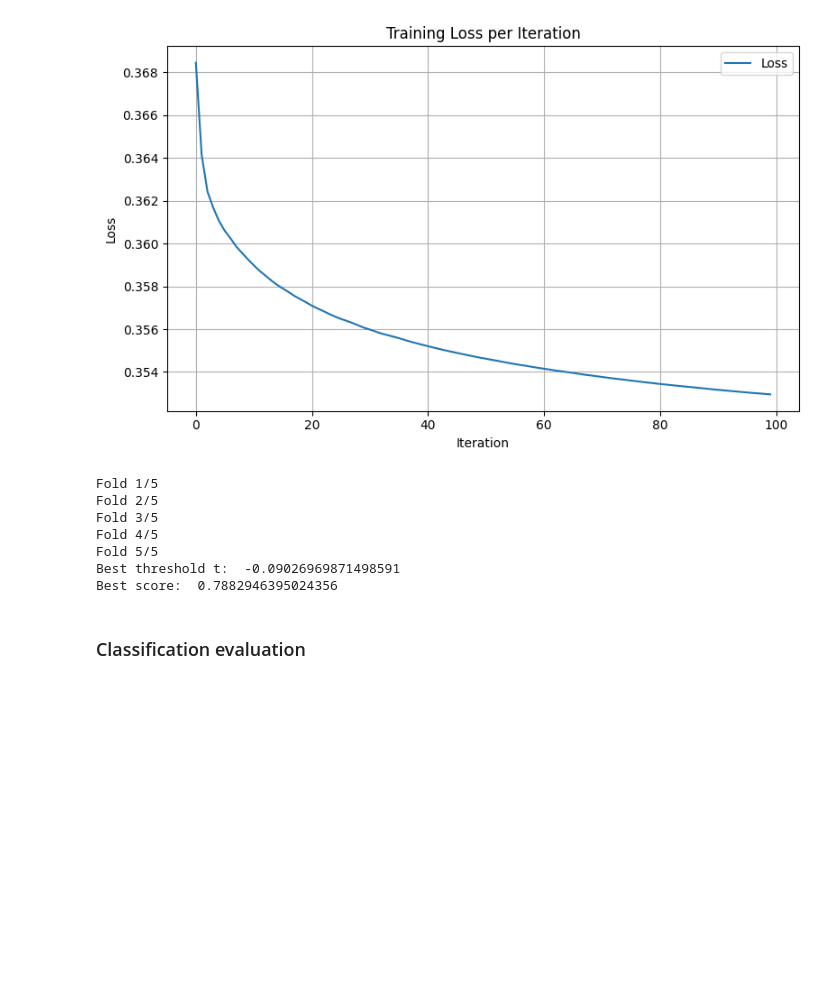
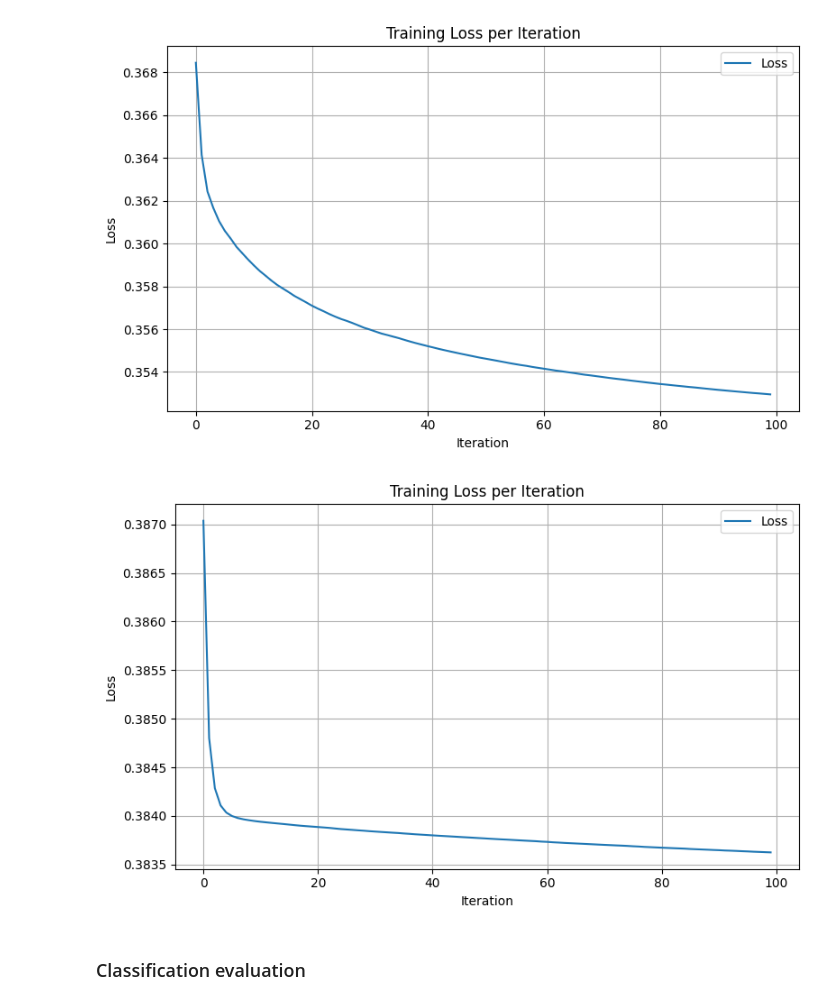
Before and after one commit to Lauryne-Moyse/MSc_Code_Public, a Jupyter notebook: Code_project.ipynb, the cells around one changed output. Saved outputs shown, nothing was run; the diff lists cells and outputs as text; code cells hidden in the pictures; blank space fills up the shorter version.

```diff
--- a/Code_project.ipynb
+++ b/Code_project.ipynb
@@ -28,0 +73,3 @@ import torch
+# %%
+X_sheart, y_sheart = data_overview(data_sheart, "target")
+data_sheart.head(3)
@@ -28,0 +83,3 @@ import torch
+# %%
+X_churn, y_churn = data_overview(data_churn, "Churn")
+data_churn.head(3)
@@ -29,3 +116,9 @@ import torch
+# %%
+scaler = MinMaxScaler()
+X_sheart = scaler.fit_transform(X_sheart)
+X_churn = scaler.fit_transform(X_churn)
+X_heart = scaler.fit_transform(X_heart)
+X_fraud = scaler.fit_transform(X_fraud)
 # %% [markdown]
 ### Synthetic data generation
 # %%
@@ -147,6 +235,11 @@ X_train_002, X_test_002, y_train_002, y_test_002 = cross_val_set(X_002, y_002)
 
 X_001, y_001 = generate_dataset(p=0.01)
 X_train_001, X_test_001, y_train_001, y_test_001 = cross_val_set(X_001, y_001)
+
+X_train_sheart, X_test_sheart, y_train_sheart, y_test_sheart = cross_val_set(X_sheart, y_sheart)
+X_train_churn, X_test_churn, y_train_churn, y_test_churn = cross_val_set(X_churn, y_churn)
+X_train_heart, X_test_heart, y_train_heart, y_test_heart = cross_val_set(X_heart, y_heart)
+X_train_fraud, X_test_fraud, y_train_fraud, y_test_fraud = cross_val_set(X_fraud, y_fraud)
 # %% [markdown]
 ### SQBC class
 # %%
@@ -283,19 +343,12 @@ model.fit(X_train_01, y_train_01)
 model.plot_loss()
 # %% [output]
 [figure]
-# %%
-model = SQBC()
-best_t, best_score = optimize_threshold_sqbc(model, X_train_01, y_train_01)
-print("Best threshold t: ", best_t)
-print("Best score: ", best_score)
-# %% [output]
-Fold 1/5
-Fold 2/5
-Fold 3/5
-Fold 4/5
-Fold 5/5
-Best threshold t:  -0.09026969871498591
-Best score:  0.7882946395024356
+# %%
+model = SQBC()
+model.fit(X_train_churn, y_train_churn)
+model.plot_loss()
+# %% [output]
+[figure, added]
 # %% [markdown]
 ### Classification evaluation
 # %%
```
Also changed, not shown: parts of 21 cells of this notebook, 6 other files.
